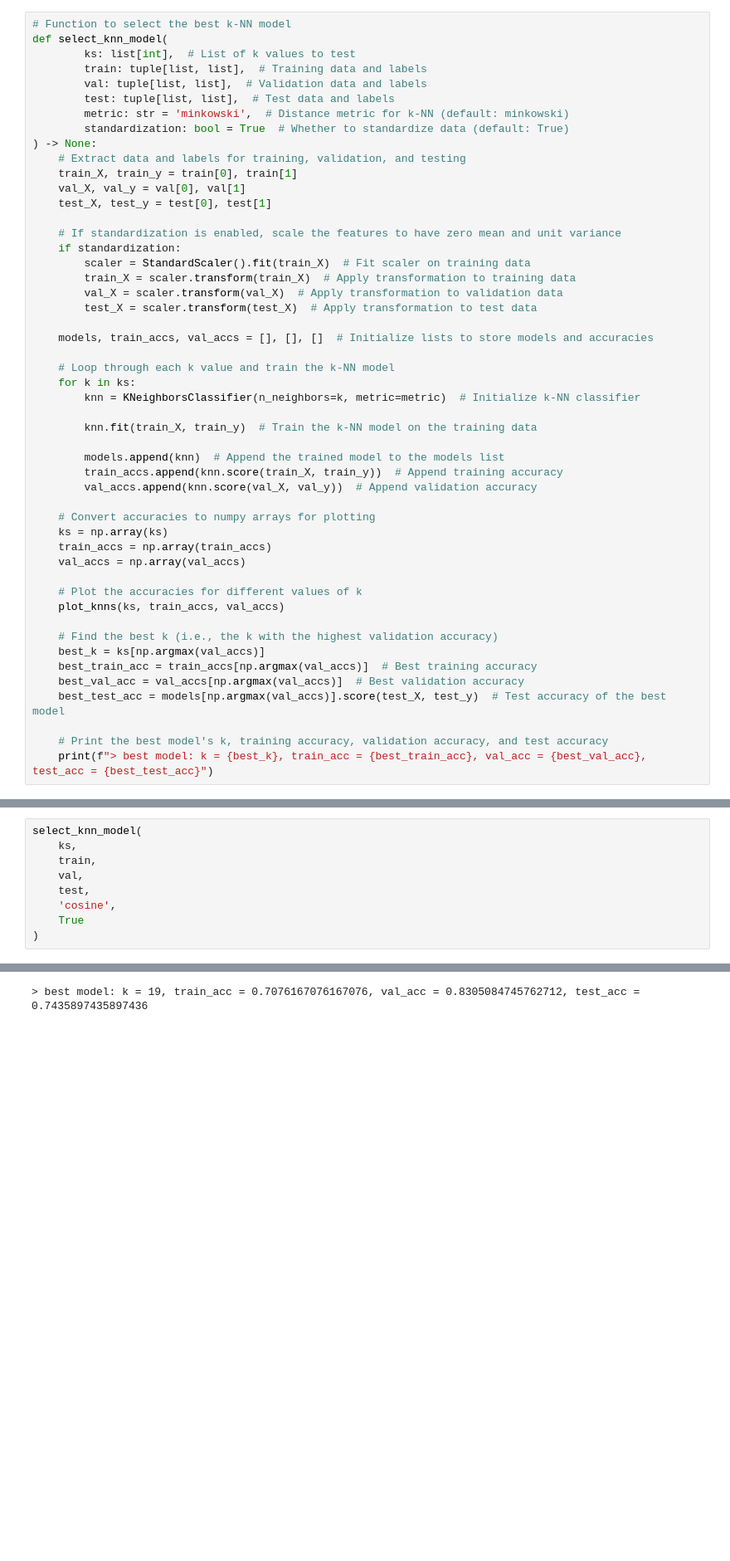
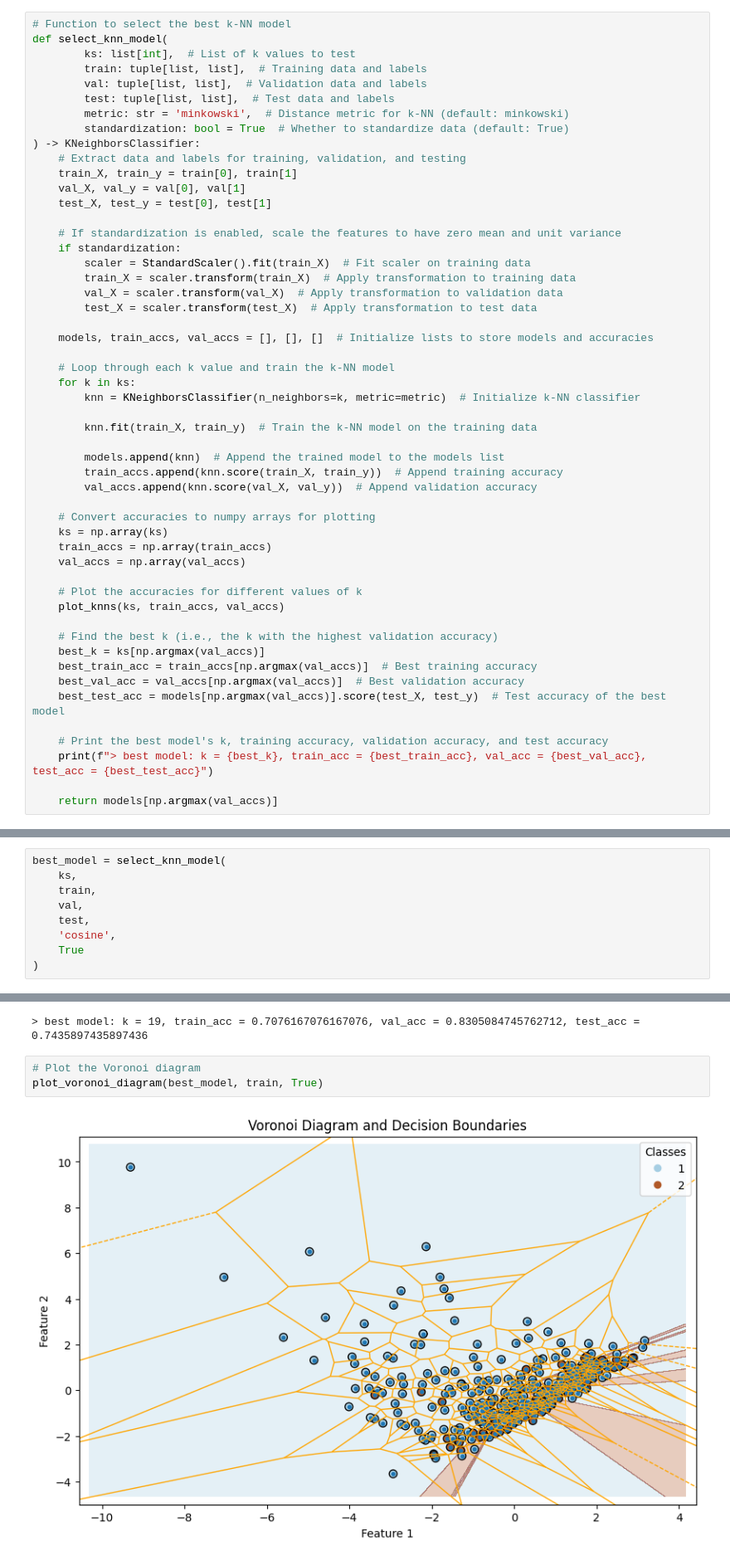
Before and after one commit to AAttarpour/code_repository, a Jupyter notebook: algorithms/KNN/KNN.ipynb, the cells around one changed output, grey strips where cells are left out. Shown at 83% size. Cells and saved outputs as stored; diff of their text form; blank space fills up the shorter version.

Commit message:
[feat] add voronoi diagram

```diff
--- a/algorithms/KNN/KNN.ipynb
+++ b/algorithms/KNN/KNN.ipynb
@@ -124,7 +180,7 @@ def select_knn_model(
         test: tuple[list, list],  # Test data and labels
         metric: str = 'minkowski',  # Distance metric for k-NN (default: minkowski)
         standardization: bool = True  # Whether to standardize data (default: True)
-) -> None:
+) -> KNeighborsClassifier:
     # Extract data and labels for training, validation, and testing
     train_X, train_y = train[0], train[1]
     val_X, val_y = val[0], val[1]
@@ -165,4 +221,6 @@ def select_knn_model(
 
     # Print the best model's k, training accuracy, validation accuracy, and test accuracy
     print(f"> best model: k = {best_k}, train_acc = {best_train_acc}, val_acc = {best_val_acc}, test_acc = {best_test_acc}")
+
+    return models[np.argmax(val_accs)]
 # %%
@@ -178,7 +236,7 @@ select_knn_model(
 [figure]
 > best model: k = 14, train_acc = 0.7174447174447175, val_acc = 0.8135593220338984, test_acc = 0.6923076923076923
 # %%
-select_knn_model(
+best_model = select_knn_model(
     ks,
     train,
     val,
@@ -189,3 +247,8 @@ select_knn_model(
 # %% [output]
 [figure]
 > best model: k = 19, train_acc = 0.7076167076167076, val_acc = 0.8305084745762712, test_acc = 0.7435897435897436
+# %%
+# Plot the Voronoi diagram
+plot_voronoi_diagram(best_model, train, True)
+# %% [output]
+[figure, added]
```
Also changed, not shown: parts of 3 cells of this notebook.
